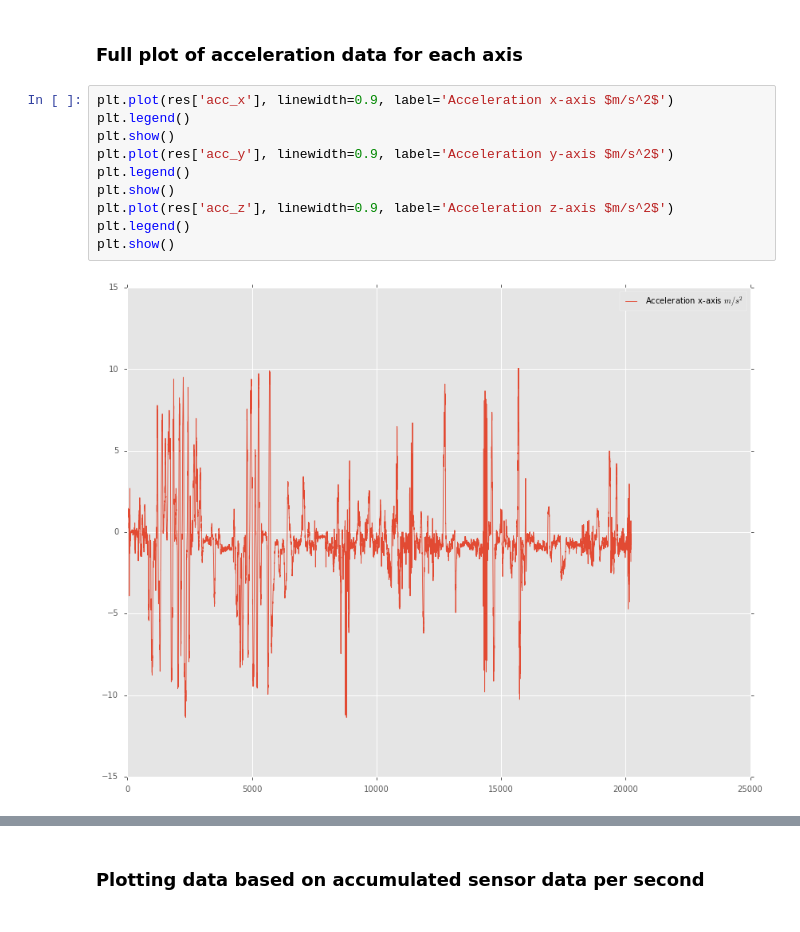
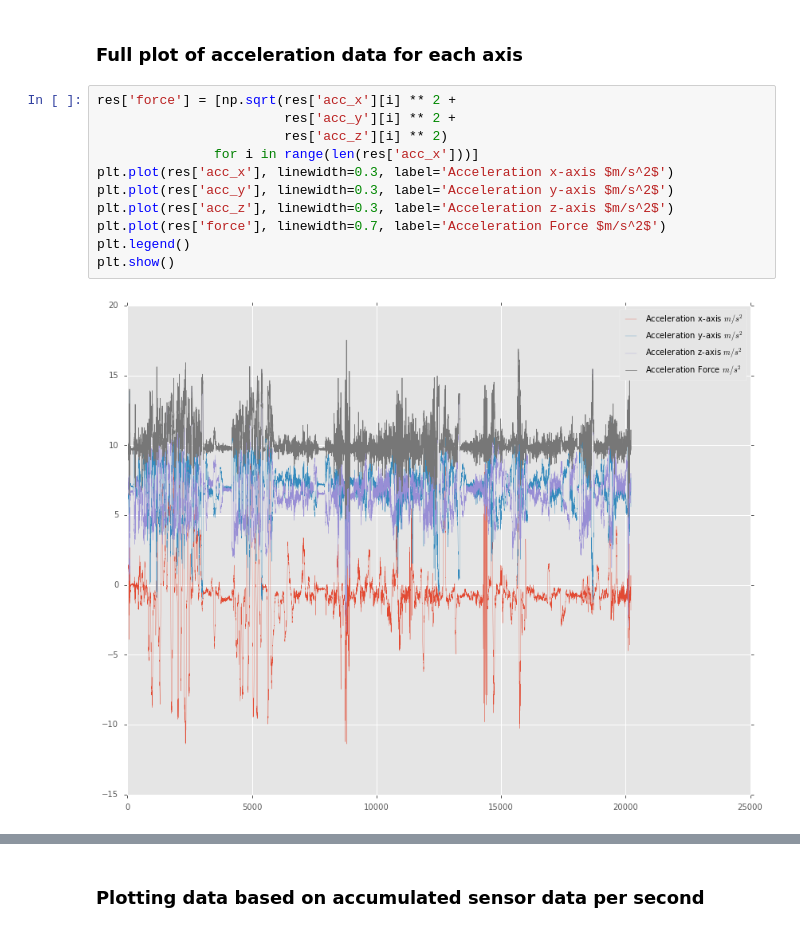
Before and after one commit to AlexImmer/TuevAnalysis, a Jupyter notebook: OutputAnalytics.ipynb, the cells around one changed output, grey strips where cells are left out. Cells and saved outputs as stored; diff of their text form.

Commit message:
Style notebook and remove unused plots

```diff
--- a/OutputAnalytics.ipynb
+++ b/OutputAnalytics.ipynb
@@ -23,14 +23,15 @@ res = read_device_log(file_name)
 # %% [markdown]
 ### Full plot of acceleration data for each axis
 # %%
-plt.plot(res['acc_x'], linewidth=0.9, label='Acceleration x-axis $m/s^2$')
+res['force'] = [np.sqrt(res['acc_x'][i] ** 2 +
+                        res['acc_y'][i] ** 2 +
+                        res['acc_z'][i] ** 2)
+               for i in range(len(res['acc_x']))]
+plt.plot(res['acc_x'], linewidth=0.3, label='Acceleration x-axis $m/s^2$')
+plt.plot(res['acc_y'], linewidth=0.3, label='Acceleration y-axis $m/s^2$')
+plt.plot(res['acc_z'], linewidth=0.3, label='Acceleration z-axis $m/s^2$')
+plt.plot(res['force'], linewidth=0.7, label='Acceleration Force $m/s^2$')
 plt.legend()
 plt.show()
-plt.plot(res['acc_y'], linewidth=0.9, label='Acceleration y-axis $m/s^2$')
-plt.legend()
-plt.show()
-plt.plot(res['acc_z'], linewidth=0.9, label='Acceleration z-axis $m/s^2$')
-plt.legend()
-plt.show()
 # %% [output]
-[figure, old version]
+[figure, new version]
```
Also changed, not shown: parts of 2 cells of this notebook, 1 other file.
